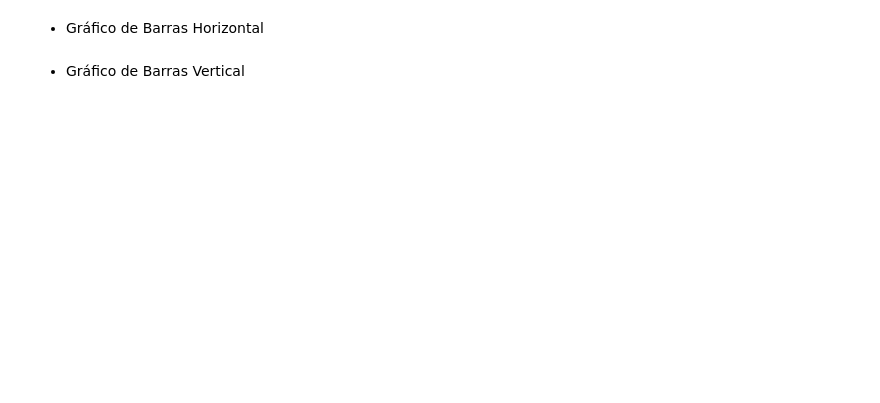
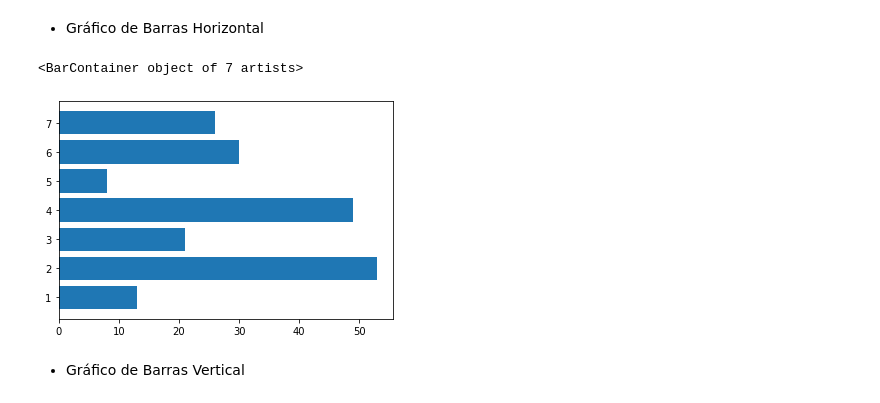
Before and after one commit to davialvesguerra/Matplotlib, a Jupyter notebook: Matplotlib.ipynb, the cells around one changed output. Cells and saved outputs as stored; diff of their text form; code cells hidden in the pictures; blank space fills up the shorter version.

```diff
--- a/Matplotlib.ipynb
+++ b/Matplotlib.ipynb
@@ -24,2 +93,7 @@ plt.barh(yvalue, data, width, color...)
+# %%
+plt.barh(x,y)
+# %% [output]
+<BarContainer object of 7 artists>
+[figure, added]
 # %% [markdown]
 * Gráfico de Barras Vertical
```
Also changed, not shown: parts of 17 cells of this notebook.
